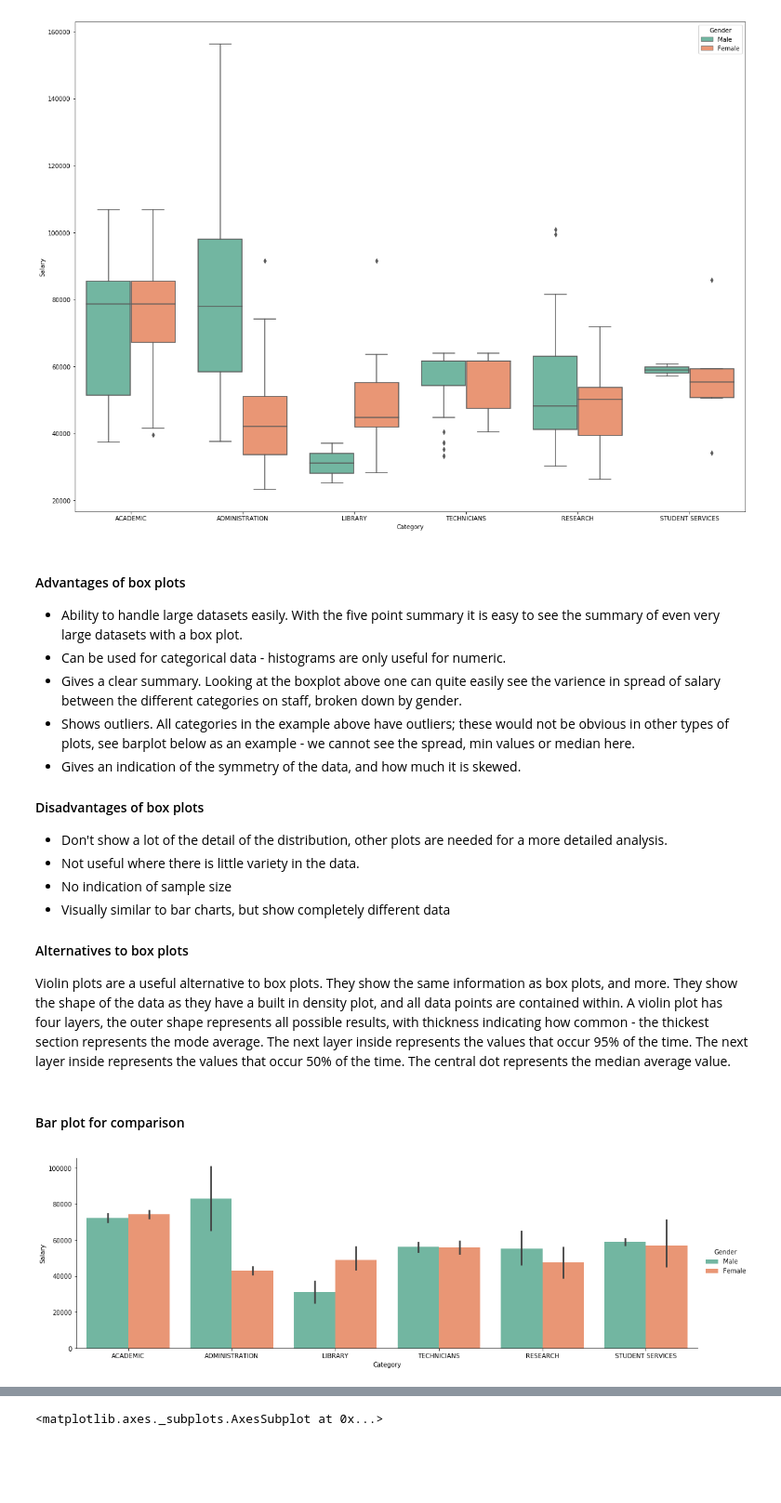
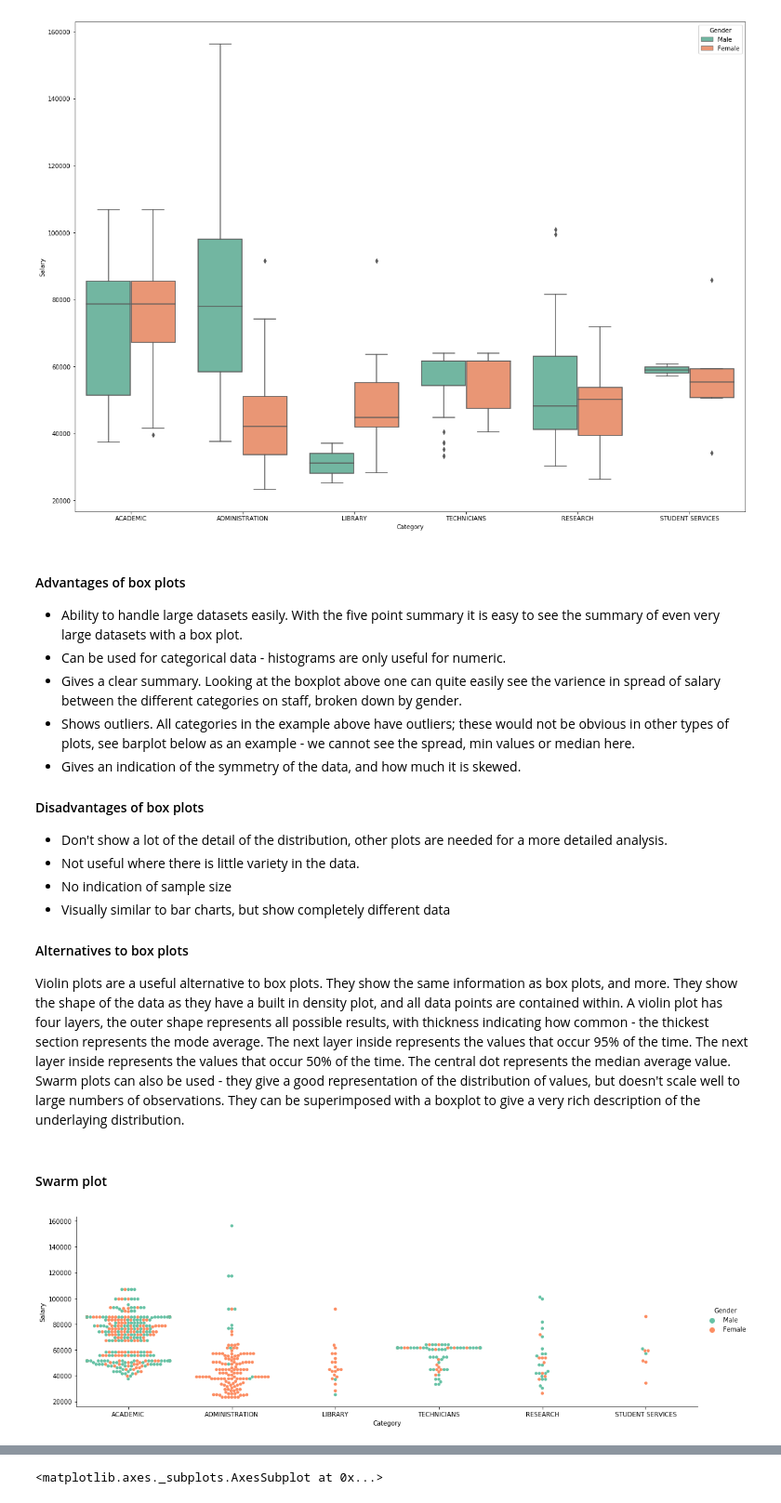
Before and after one commit to paulacduffy/boxplotsproject, a Jupyter notebook: Box Plots & their uses.ipynb, the cells around one changed output, grey strips where cells are left out. Shown at 93% size. Saved outputs shown, nothing was run; the diff lists cells and outputs as text; code cells hidden in the pictures; blank space fills up the shorter version.

Commit message:
Added swarm plot

```diff
--- a/Box Plots & their uses.ipynb
+++ b/Box Plots & their uses.ipynb
@@ -140,10 +140,11 @@ plt.show()
 
 #### Alternatives to box plots
 Violin plots are a useful alternative to box plots. They show the same information as box plots, and more. They show the shape of the data as they have a built in density plot, and all data points are contained within. A violin plot has four layers, the outer shape represents all possible results, with thickness indicating how common - the thickest section represents the mode average. The next layer inside represents the values that occur 95% of the time. The next layer  inside represents the values that occur 50% of the time. The central dot represents the median average value.
+Swarm plots can also be used - they give a good representation of the distribution of values, but doesn't scale well to large numbers of observations. They can be superimposed with a boxplot to give a very rich description of the underlaying distribution.
 # %% [markdown]
-#### Bar plot for comparison
+#### Swarm plot
 # %%
-#Bar plot using seaborn with 'Category' on x axis & 'Salary' on y axis, separated by Gender
-sns.catplot(x="Category", y="Salary", hue="Gender", kind="bar", data=ndf, aspect = 3, palette="Set2");
+#Swarm plot using seaborn with 'Category' on x axis & 'Salary' on y axis, separated by Gender
+sns.catplot(x="Category", y="Salary", hue="Gender", kind="swarm", data=ndf, aspect = 3, palette="Set2");
 # %% [output]
-[figure, old version]
+[figure, new version]
```
Also changed, not shown: parts of 6 cells of this notebook.
